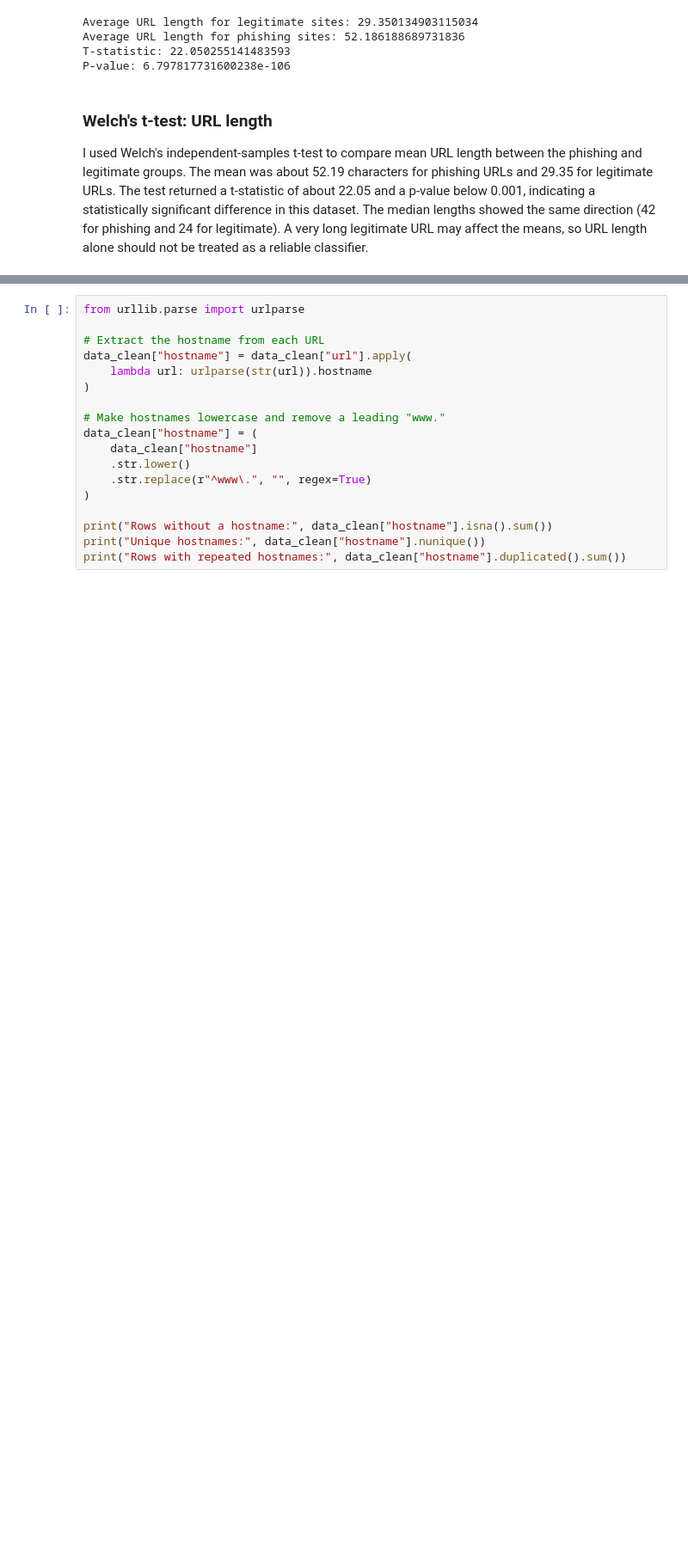
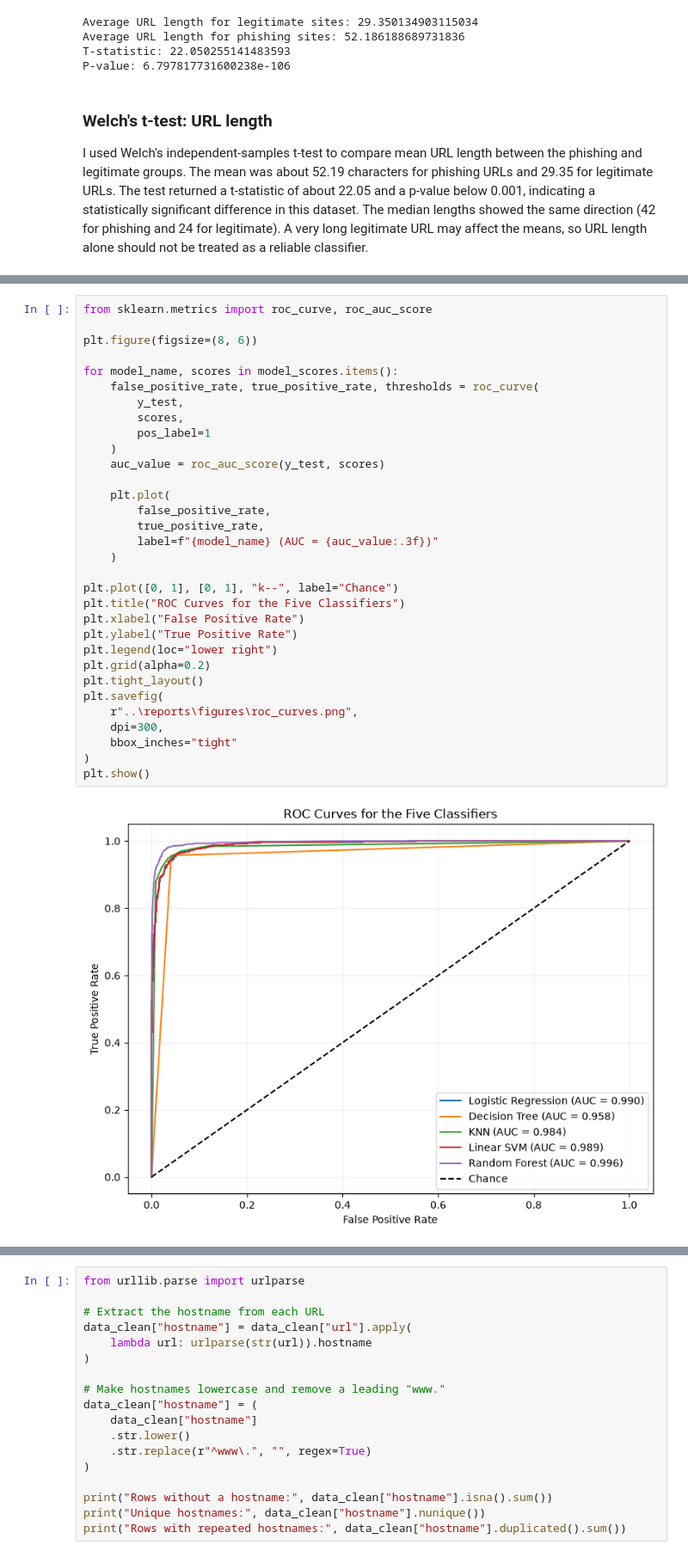
Before and after one commit to PalakVerma-github/compphish-phishing-detection, a Jupyter notebook: notebooks/phishing_detection.ipynb, the cells around one changed output, grey strips where cells are left out. Shown at 86% size. Cells and saved outputs as stored; diff of their text form; blank space fills up the shorter version.

```diff
--- a/notebooks/phishing_detection.ipynb
+++ b/notebooks/phishing_detection.ipynb
@@ -810,3 +874,37 @@ Logistic Regression    0.9547              0.9489           0.9549       0.9519
+# %%
+from sklearn.metrics import roc_curve, roc_auc_score
+
+plt.figure(figsize=(8, 6))
+
+for model_name, scores in model_scores.items():
+    false_positive_rate, true_positive_rate, thresholds = roc_curve(
+        y_test,
+        scores,
+        pos_label=1
+    )
+    auc_value = roc_auc_score(y_test, scores)
+
+    plt.plot(
+        false_positive_rate,
+        true_positive_rate,
+        label=f"{model_name} (AUC = {auc_value:.3f})"
+    )
+
+plt.plot([0, 1], [0, 1], "k--", label="Chance")
+plt.title("ROC Curves for the Five Classifiers")
+plt.xlabel("False Positive Rate")
+plt.ylabel("True Positive Rate")
+plt.legend(loc="lower right")
+plt.grid(alpha=0.2)
+plt.tight_layout()
+plt.savefig(
+    r"..\reports\figures\roc_curves.png",
+    dpi=300,
+    bbox_inches="tight"
+)
+plt.show()
+# %% [output]
+[figure, added]
 # %% [markdown]
 ### Model comparison
 
```
Also changed, not shown: parts of 34 cells of this notebook, 5 other files.
